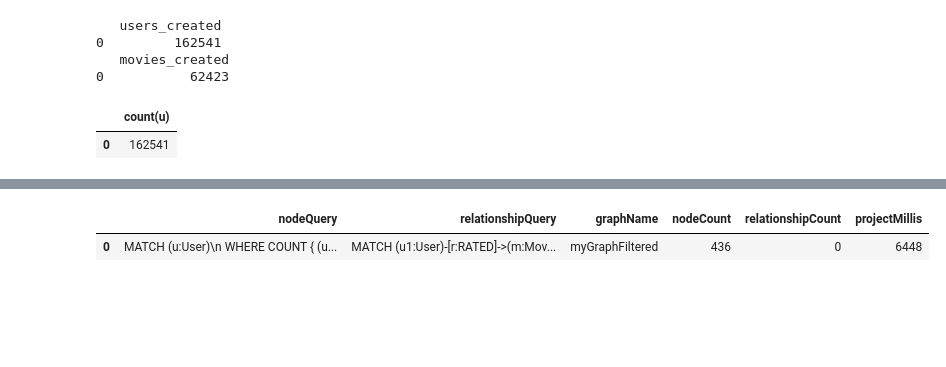
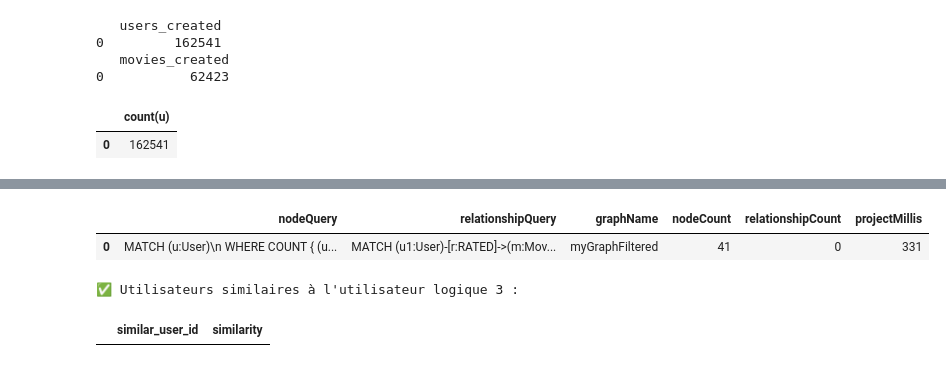
Before and after one commit to cherifissa/TP-2-recommendation-system, a Jupyter notebook: neo4j_fil_recommandation.ipynb, the cells around one changed output, grey strips where cells are left out. Drawn from its saved outputs; the diff is of its cells as text; code cells hidden in the pictures; blank space fills up the shorter version.

```diff
--- a/neo4j_fil_recommandation.ipynb
+++ b/neo4j_fil_recommandation.ipynb
@@ -326,26 +363,26 @@ create_projection.head()
 # %%
 gds.run_cypher("CALL gds.graph.drop('myGraphFiltered', false)")
 
 create_projection = gds.run_cypher('''
 CALL gds.graph.project.cypher(
   'myGraphFiltered',
   '
   MATCH (u:User)
-  WHERE COUNT { (u)-[:RATED]->() } >= 2000
+  WHERE COUNT { (u)-[:RATED]->() } >= 1000
   RETURN id(u) AS id
   ',
   '
   MATCH (u1:User)-[r:RATED]->(m:Movie)
   RETURN id(u1) AS source, id(m) AS target, r.rating AS rating
   ',
   {validateRelationships: false}
 )
 ''')
 
 create_projection.head()
 # %% [output]
 |  | nodeQuery | relationshipQuery | graphName | nodeCount | relationshipCount | projectMillis |
-| 0 | MATCH (u:User)\n WHERE COUNT { (u... | MATCH (u1:User)-[r:RATED]->(m:Mov... | myGraphFiltered | 436 | 0 | 6448 |
+| 0 | MATCH (u:User)\n WHERE COUNT { (u... | MATCH (u1:User)-[r:RATED]->(m:Mov... | myGraphFiltered | 41 | 0 | 331 |
 # %%
 # MATCH (u:User {id: 1})-[:RATED]->(m1:Movie)
 # WITH collect(DISTINCT m1.genres) AS genres_list
@@ -356,4 +393,56 @@ create_projection.head()
 # }
 # RETURN m2.title, m2.genres
 # LIMIT 5
+
+# get user similarity
+def get_user_similarity(user_id: int) -> pd.DataFrame:
+    """
+    Récupère les utilisateurs similaires à un utilisateur donné en utilisant l'algorithme
+    de similarité de noeuds GDS (Node Similarity) sur la projection 'myGraphFiltered'.
+
+    Args:
+        user_id (int): L'ID de l'utilisateur (attribut logique 'id').
+
+    Returns:
+        pd.DataFrame: Un DataFrame contenant :
+            - similar_user_id (int) : ID logique de l'utilisateur similaire.
+            - similarity (float) : Score de similarité.
+    """
+    # Étape 1 : Récupérer l'ID interne Neo4j à partir de l'ID logique
+    node_id_query = '''
+    MATCH (u:User {id: $user_id})
+    RETURN id(u) AS nodeId
+    '''
+    node_id_df = gds.run_cypher(node_id_query, params={'user_id': user_id})
+
+    if node_id_df.empty:
+        print(f"⚠️ Aucun utilisateur trouvé avec l'id logique {user_id}")
+        return pd.DataFrame()
+
+    node_id = node_id_df.iloc[0]['nodeId']
+
+    # Étape 2 : Calculer les similarités avec l'algorithme Node Similarity
+    similarity_query = '''
+    CALL gds.nodeSimilarity.stream('myGraphFiltered')
+    YIELD node1, node2, similarity
+    WHERE node1 = $node_id OR node2 = $node_id
+    RETURN
+        CASE
+            WHEN node1 = $node_id THEN gds.util.asNode(node2).id
+            ELSE gds.util.asNode(node1).id
+        END AS similar_user_id,
+        similarity
+    ORDER BY similarity DESC
+    LIMIT 10
+    '''
+    result_df = gds.run_cypher(similarity_query, params={'node_id': node_id})
+
+    print(f"✅ Utilisateurs similaires à l'utilisateur logique {user_id} :")
+    return result_df
+
+similar_users = get_user_similarity(3)
+similar_users.head(10)
+# %% [output]
+✅ Utilisateurs similaires à l'utilisateur logique 3 :
+|  | similar_user_id | similarity |
 # %%
```
Also changed, not shown: parts of 12 cells of this notebook, 9 other files.
